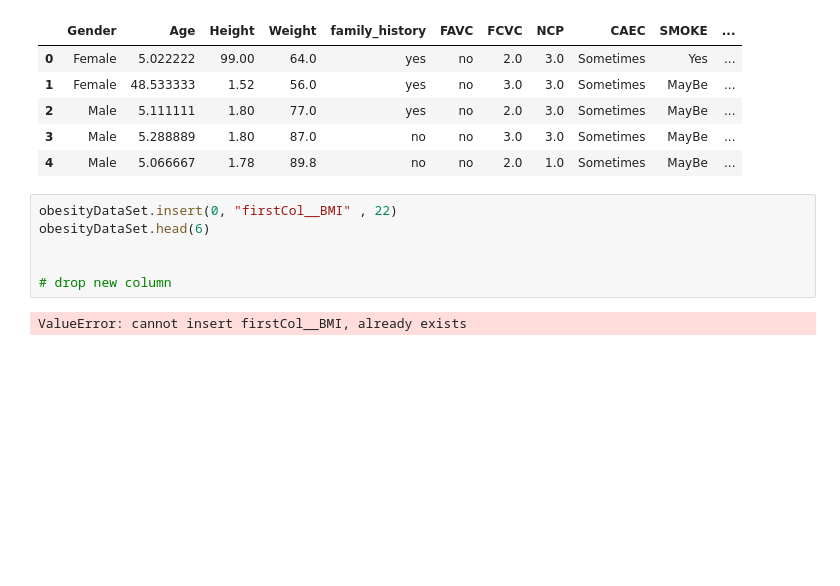
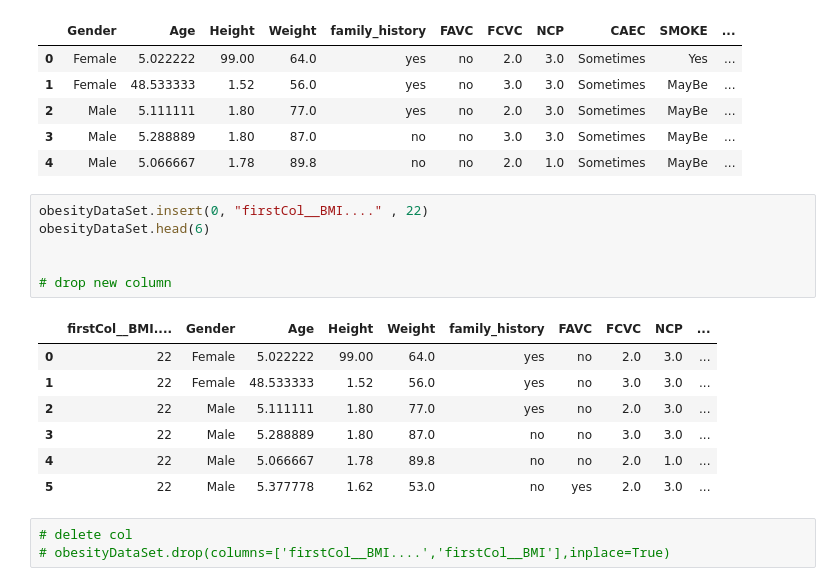
Before and after one commit to satyanshpandey/pandas-learning-, a Jupyter notebook: working_with_obesity_dataset.ipynb, the cells around one changed output. Cells and saved outputs as stored; diff of their text form; blank space fills up the shorter version.

```diff
--- a/working_with_obesity_dataset.ipynb
+++ b/working_with_obesity_dataset.ipynb
@@ -377,10 +373,19 @@ obesityDataSet.head(5)
 | 3 | Male | 5.288889 | 1.80 | 87.0 | no | no | 3.0 | 3.0 | Sometimes | MayBe | ... |
 | 4 | Male | 5.066667 | 1.78 | 89.8 | no | no | 2.0 | 1.0 | Sometimes | MayBe | ... |
 # %%
-obesityDataSet.insert(0, "firstCol__BMI" , 22)
+obesityDataSet.insert(0, "firstCol__BMI...." , 22)
 obesityDataSet.head(6)
 
 
 # drop new column
 # %% [output]
-ValueError: cannot insert firstCol__BMI, already exists
+|  | firstCol__BMI.... | Gender | Age | Height | Weight | family_history | FAVC | FCVC | NCP | ... |
+| 0 | 22 | Female | 5.022222 | 99.00 | 64.0 | yes | no | 2.0 | 3.0 | ... |
+| 1 | 22 | Female | 48.533333 | 1.52 | 56.0 | yes | no | 3.0 | 3.0 | ... |
+| 2 | 22 | Male | 5.111111 | 1.80 | 77.0 | yes | no | 2.0 | 3.0 | ... |
+| 3 | 22 | Male | 5.288889 | 1.80 | 87.0 | no | no | 3.0 | 3.0 | ... |
+| 4 | 22 | Male | 5.066667 | 1.78 | 89.8 | no | no | 2.0 | 1.0 | ... |
+| 5 | 22 | Male | 5.377778 | 1.62 | 53.0 | no | yes | 2.0 | 3.0 | ... |
+# %%
+# delete col
+# obesityDataSet.drop(columns=['firstCol__BMI....','firstCol__BMI'],inplace=True)
```
Also changed, not shown: parts of 17 cells of this notebook, 2 other files.
